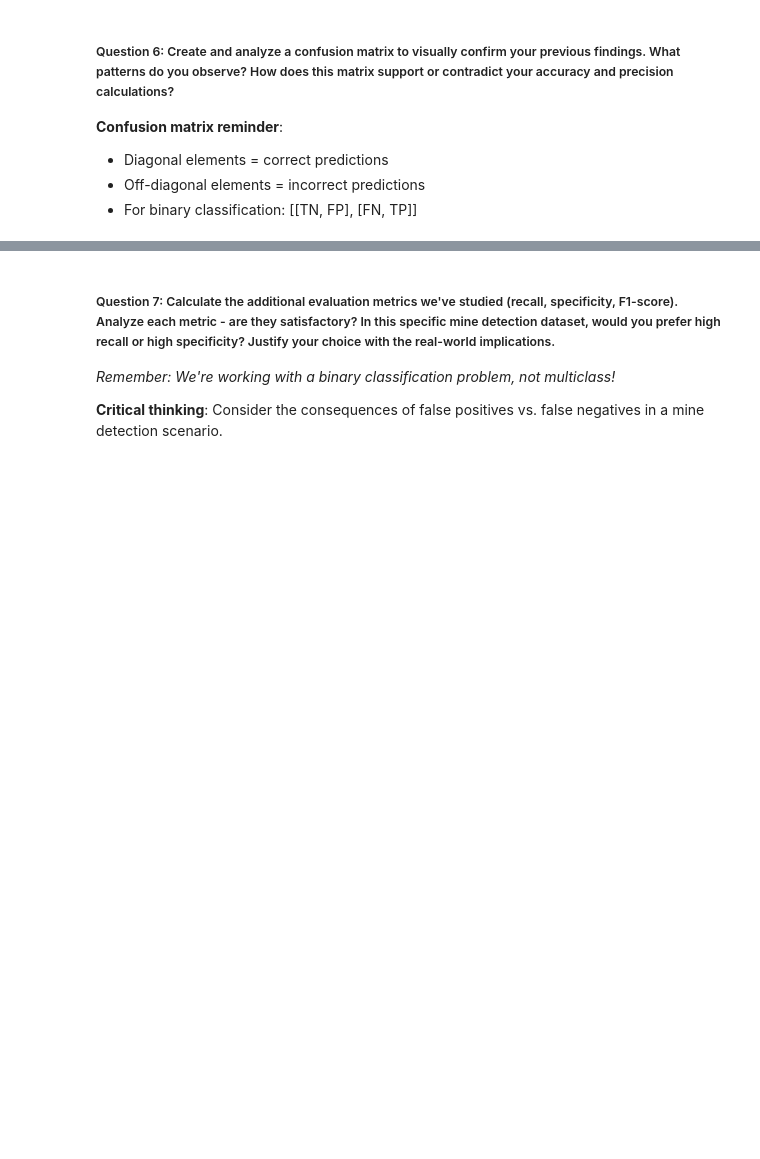
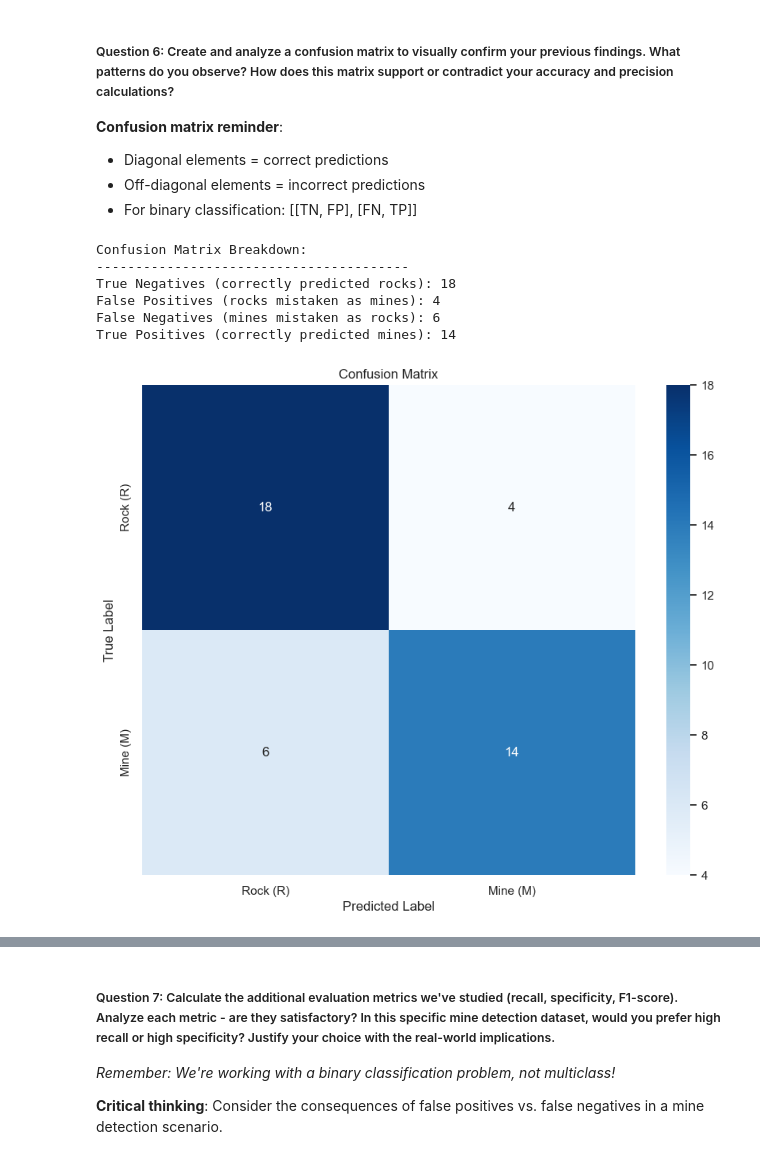
Before and after one commit to massirr/data-science-fundamentals, a Jupyter notebook: 6 - KNN/DSF 06 - knn Exercise.ipynb, the cells around one changed output, grey strips where cells are left out. Drawn from its saved outputs; the diff is of its cells as text; code cells hidden in the pictures; blank space fills up the shorter version.

```diff
--- a/6 - KNN/DSF 06 - knn Exercise.ipynb
+++ b/6 - KNN/DSF 06 - knn Exercise.ipynb
@@ -71,3 +216,16 @@ Reasoning:
 # %%
-# Split the data and train the k-NN model
-# Your code here
+# Split the data into training and testing sets
+X_train, X_test, y_train, y_test = train_test_split(
+    X, y,
+    test_size=0.2,     # Use 20% for testing
+    random_state=42,   # For reproducibility
+    stratify=y         # Maintain the same proportion of mines/rocks in both sets
+)
+
+# Create and train the k-NN model (using default k=5)
+knn = KNeighborsClassifier()
+knn.fit(X_train, y_train)
+
+print("Training set shape:", X_train.shape)
+print("Testing set shape:", X_test.shape)
+print("\nModel training completed!")
@@ -118,8 +382,34 @@ Overall performance assessment: *Your evaluation here*
 - Off-diagonal elements = incorrect predictions
 - For binary classification: [[TN, FP], [FN, TP]]
 # %%
-# Create and visualize confusion matrix
-# Your code here
+# Calculate confusion matrix
+cm = confusion_matrix(y_test, y_pred)
+
+# Create a more detailed visualization
+plt.figure(figsize=(10, 8))
+sns.heatmap(cm, annot=True, fmt='d', cmap='Blues',
+            xticklabels=['Rock (R)', 'Mine (M)'],
+            yticklabels=['Rock (R)', 'Mine (M)'])
+plt.title('Confusion Matrix')
+plt.ylabel('True Label')
+plt.xlabel('Predicted Label')
+
+# Add an explanation of each quadrant
+print("\nConfusion Matrix Breakdown:")
+print("-" * 40)
+print(f"True Negatives (correctly predicted rocks): {cm[0,0]}")
+print(f"False Positives (rocks mistaken as mines): {cm[0,1]}")
+print(f"False Negatives (mines mistaken as rocks): {cm[1,0]}")
+print(f"True Positives (correctly predicted mines): {cm[1,1]}")
+plt.show()
+# %% [output]
+Confusion Matrix Breakdown:
+----------------------------------------
+True Negatives (correctly predicted rocks): 18
+False Positives (rocks mistaken as mines): 4
+False Negatives (mines mistaken as rocks): 6
+True Positives (correctly predicted mines): 14
+[figure, added]
 # %% [markdown]
 **Your analysis of the confusion matrix:**
 
```
Also changed, not shown: parts of 27 cells of this notebook, 1 other file.
